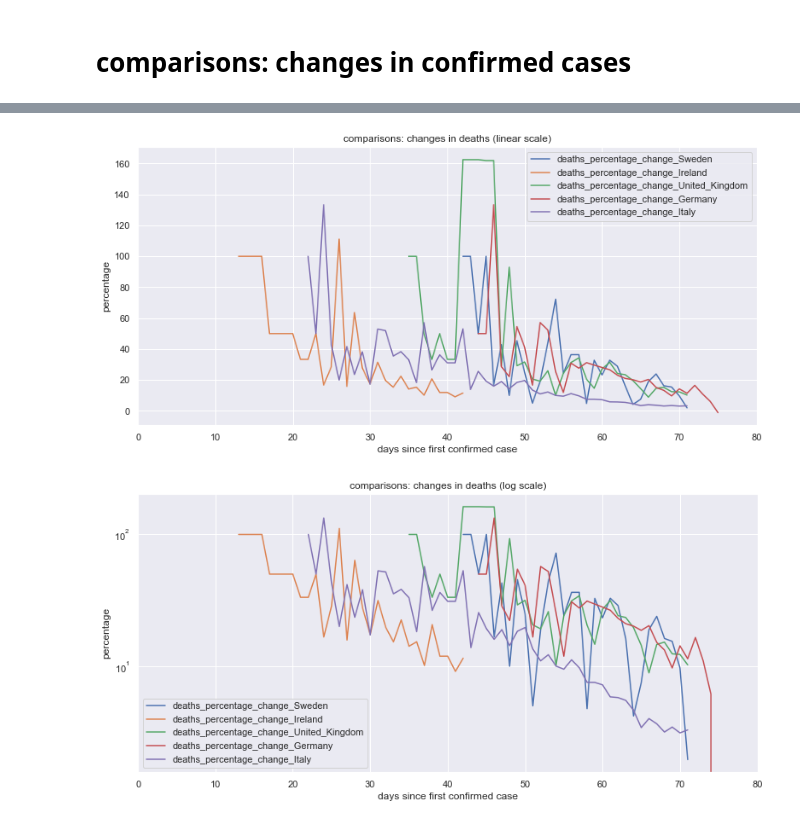
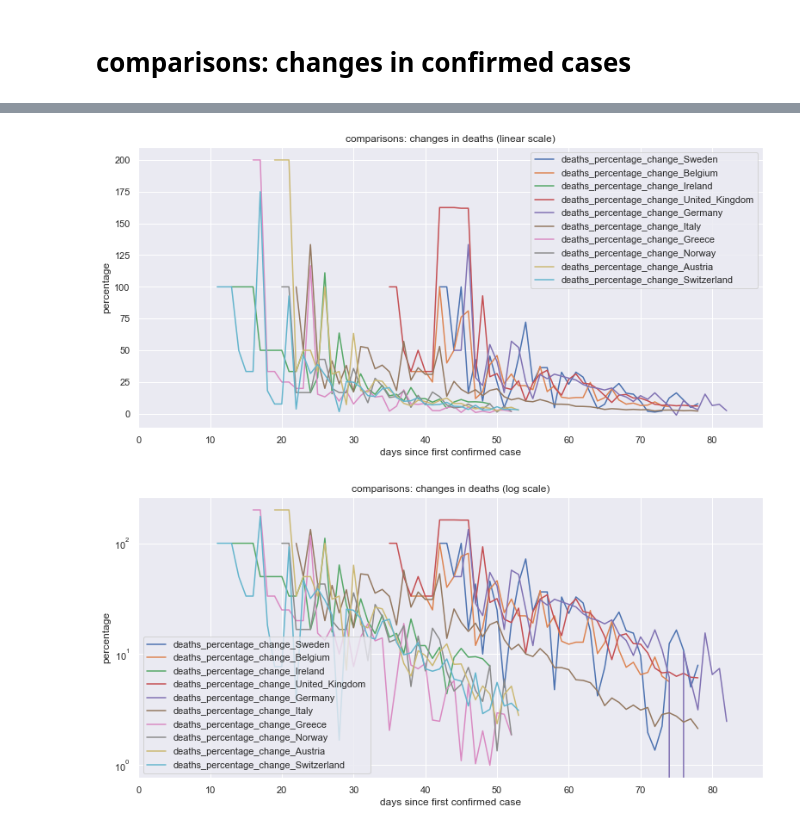
Before and after one commit to wdbm/COVID-19, a Jupyter notebook: COVID-19_7ef2f737.ipynb, the cells around one changed output, grey strips where cells are left out. Drawn from its saved outputs; the diff is of its cells as text; code cells hidden in the pictures.

```diff
--- a/COVID-19_7ef2f737.ipynb
+++ b/COVID-19_7ef2f737.ipynb
@@ -178,0 +265,5 @@ locations[location_name] = location
+# %%
+location_name = 'Austria'
+location = df.query('country == @location_name')
+location = process(location)
+locations[location_name] = location
@@ -289,29 +391,44 @@ locations[location_name] = location
 ---
 # %%
 South_Korea              = locations['Korea, South']
+Greece                   = locations['Greece']
+Belgium                  = locations['Belgium']
+Norway                   = locations['Norway']
+Austria                  = locations['Austria']
 Sweden                   = locations['Sweden']
 Ireland                  = locations['Ireland']
 United_Kingdom           = locations['United Kingdom']
 Germany                  = locations['Germany']
 Italy                    = locations['Italy']
 United_States_of_America = locations['US']
+Switzerland              = locations['Switzerland']
 
 locations_list           = [South_Korea,
+                            Belgium,
+                            Greece,
+                            Norway,
+                            Austria,
                             Sweden,
                             Ireland,
                             United_Kingdom,
                             Germany,
                             Italy,
-                            United_States_of_America]
+                            United_States_of_America,
+                            Switzerland]
 # %%
 #South_Korea
 # %%
-_df = pd.merge(South_Korea.add_suffix('_South_Korea'), Sweden.add_suffix('_Sweden'), how='outer', left_index=True, right_index=True)
-_df = pd.merge(_df, Ireland.add_suffix('_Ireland'), how='outer', left_index=True, right_index=True)
-_df = pd.merge(_df, United_Kingdom.add_suffix('_United_Kingdom'), how='outer', left_index=True, right_index=True)
-_df = pd.merge(_df, Germany.add_suffix('_Germany'), how='outer', left_index=True, right_index=True)
-_df = pd.merge(_df, Italy.add_suffix('_Italy'), how='outer', left_index=True, right_index=True)
+_df = pd.merge( South_Korea.add_suffix('_South_Korea'), Sweden.add_suffix('_Sweden'), how='outer', left_index=True, right_index=True)
+_df = pd.merge(_df,                                   Ireland.add_suffix('_Ireland'), how='outer', left_index=True, right_index=True)
+_df = pd.merge(_df,                     United_Kingdom.add_suffix('_United_Kingdom'), how='outer', left_index=True, right_index=True)
+_df = pd.merge(_df,                                   Germany.add_suffix('_Germany'), how='outer', left_index=True, right_index=True)
+_df = pd.merge(_df,                                       Italy.add_suffix('_Italy'), how='outer', left_index=True, right_index=True)
 _df = pd.merge(_df, United_States_of_America.add_suffix('_United_States_of_America'), how='outer', left_index=True, right_index=True)
+_df = pd.merge(_df,                                     Greece.add_suffix('_Greece'), how='outer', left_index=True, right_index=True)
+_df = pd.merge(_df,                                     Norway.add_suffix('_Norway'), how='outer', left_index=True, right_index=True)
+_df = pd.merge(_df,                                   Austria.add_suffix('_Austria'), how='outer', left_index=True, right_index=True)
+_df = pd.merge(_df,                                   Belgium.add_suffix('_Belgium'), how='outer', left_index=True, right_index=True)
+_df = pd.merge(_df,                           Switzerland.add_suffix('_Switzerland'), how='outer', left_index=True, right_index=True)
 _df.tail()
 # %% [output]
 |  | confirmed_South_Korea | deaths_South_Korea | recovered_South_Korea | confirmed_percentage_change_South... | ... |
@@ -436,11 +578,16 @@ ___df.plot(title=title+' '+'(log scale)', logy=True); plt.xlabel('days since fir
 # %%
-# some EU countries
+# some European countries
 ___df = _df[[
     'deaths_percentage_change_Sweden',
+    'deaths_percentage_change_Belgium',
     'deaths_percentage_change_Ireland',
     'deaths_percentage_change_United_Kingdom',
     'deaths_percentage_change_Germany',
-    'deaths_percentage_change_Italy']]
+    'deaths_percentage_change_Italy',
+    'deaths_percentage_change_Greece',
+    'deaths_percentage_change_Norway',
+    'deaths_percentage_change_Austria',
+    'deaths_percentage_change_Switzerland']]
 display(___df.tail())
 
 title = 'comparisons: changes in deaths'
@@ -456,2 +603,2 @@ ___df.plot(title=title+' '+'(log scale)', logy=True); plt.xlabel('days since fir
-[figure, old version]
+[figure, new version]
-[figure, old version]
+[figure, new version]
```
Also changed, not shown: parts of 30 cells of this notebook, 6 other files.
